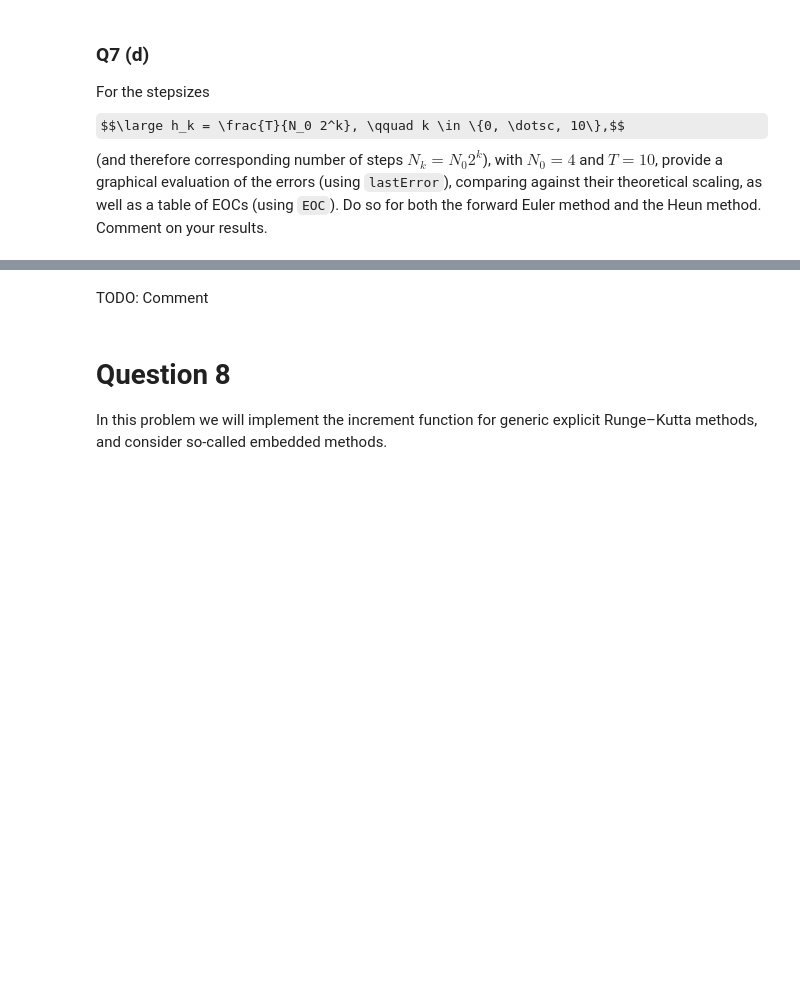
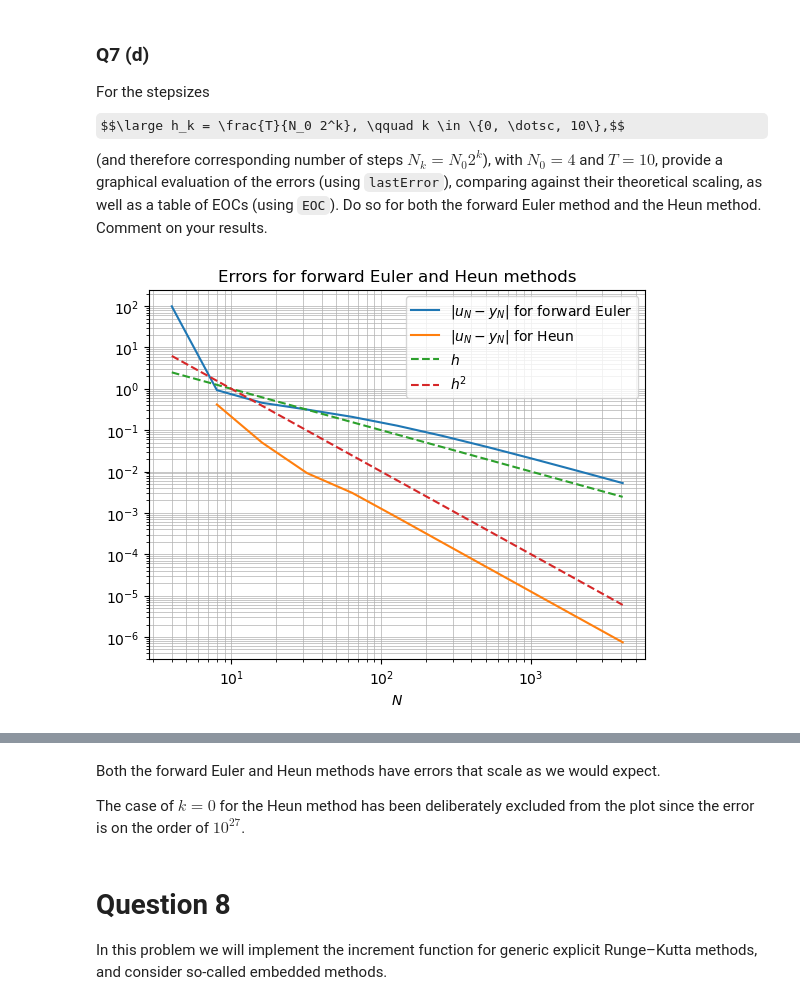
Before and after one commit to DoctorDalek1963/uni, a Jupyter notebook: second-year/MA2K4-Numerical-Methods-and-Computing/Ass-4/Dyson_Dyson_5503449_MA2K4_Assignment_4.ipynb, the cells around one changed output, grey strips where cells are left out. Drawn from its saved outputs; the diff is of its cells as text; code cells hidden in the pictures; some formulas as TeX source; blank space fills up the shorter version.

```diff
--- a/second-year/MA2K4-Numerical-Methods-and-Computing/Ass-4/Dyson_Dyson_5503449_MA2K4_Assignment_4.ipynb
+++ b/second-year/MA2K4-Numerical-Methods-and-Computing/Ass-4/Dyson_Dyson_5503449_MA2K4_Assignment_4.ipynb
@@ -51,9 +87,11 @@ TODO: Comment
 Write a function `lastError(Phi, h, N)` that returns $|u_N - y_N|$ (the difference between the approximation $u_n$ and the exact solution $y_n$ at the final step $n = N$, using step size $h$ and the method given by the increment function $\Phi(t, y, f, h)$). Do not output anything, just implement `lastError`.
 # %%
 def lastError(Phi, h, N):
-    f = lambda t, u: -(1 / 10 + np.cos(t)) * y*y
-    u_N = evolve(0, 1, f, Phi, h, N)
-    # TODO
+    f = lambda t, y: -y * (1 / 10 + np.cos(t)) * y
+    u = evolve(0, 1, f, Phi, h, N)
+    t_N = h * N
+    y_N = 1 / (1 + t_N / 10 + np.sin(t_N))
+    return np.abs(u[-1] - y_N)
 # %% [markdown]
 ### Q7 (c)
 
@@ -61,9 +99,66 @@ Write a function `EOC(hs, errs)` that takes a vector of timesteps `hs` and a vec
 # %%
 def EOC(hs, errs):
-    pass
+    eocs = [np.inf / np.inf] # Start with NaN
+
+    for i in range(1, min(len(hs), len(errs))):
+        eocs.append(np.log(errs[i - 1] / errs[i]) / np.log(hs[i - 1] / hs[i]))
+
+    return np.array(eocs)
 # %% [markdown]
 ### Q7 (d)
 
 For the stepsizes $$\large h_k = \frac{T}{N_0 2^k}, \qquad k \in \{0, \dotsc, 10\},$$ (and therefore corresponding number of steps $N_k = N_0 2^k$), with $N_0 = 4$ and $T = 10$, provide a graphical evaluation of the errors (using `lastError`), comparing against their theoretical scaling, as well as a table of EOCs (using `EOC`). Do so for both the forward Euler method and the Heun method. Comment on your results.
 # %%
-# TODO: Graphical evaluation of errors and table of EOCs
+def plot_errors_print_eoc_forward_euler_heun():
+    N_0 = 4
+    T = 10
+
+    k = np.arange(0, 11)
+
+    N = N_0 * 2**k
+    h = T / N
+
+    errors_euler = np.array(list(map(
+        lambda i: lastError(forwardEuler, h[i], N[i]),
+        range(len(k))
+    )))
+    errors_heun = np.array(list(map(
+        lambda i: lastError(Heun, h[i], N[i]),
+        range(len(k))
+    )))
+
+    plt.loglog(N, errors_euler, label=r"$|u_N - y_N|$ for forward Euler")
+    plt.loglog(N[1:], errors_heun[1:], label=r"$|u_N - y_N|$ for Heun")
+    plt.loglog(N, h, label="$h$", linestyle="dashed")
+    plt.loglog(N, h**2, label="$h^2$", linestyle="dashed")
+
+    plt.grid(True, which='both', linestyle='-', linewidth=0.5)
+
+    plt.title(r"Errors for forward Euler and Heun methods")
+    plt.legend()
+    plt.xlabel("$N$")
+
+    plt.show()
+    plt.clf()
+    plt.close()
+
+    eocs_euler = EOC(h, errors_euler)
+    print("    Forward Euler")
+    print("h\tError\tEOC")
+    print("--------------------")
+    for i in range(len(h)):
+        print(f"{h[i]:.2g}\t{errors_euler[i]:.2g}\t{eocs_euler[i]:.2g}")
+
+    print("\n\n")
+
+    eocs_heun = EOC(h, errors_heun)
+    print("         Heun")
+    print("h\tError\t EOC")
+    print("--------------------")
+    for i in range(len(h)):
+        print(f"{h[i]:.2g}\t{errors_heun[i]:.2g}\t {eocs_heun[i]:.2g}")
+
+
+plot_errors_print_eoc_forward_euler_heun()
+# %% [output]
+[figure, added]
@@ -70,5 +182,7 @@ For the stepsizes $$\large h_k = \frac{T}{N_0 2^k}, \qquad k \in \{0, \dotsc, 10
 # %% [markdown]
-TODO: Comment
+Both the forward Euler and Heun methods have errors that scale as we would expect.
+
+The case of $k=0$ for the Heun method has been deliberately excluded from the plot since the error is on the order of $10^{27}$.
 # %% [markdown]
 # Question 8
 
```
Also changed, not shown: parts of 10 cells of this notebook, 2 other files.
